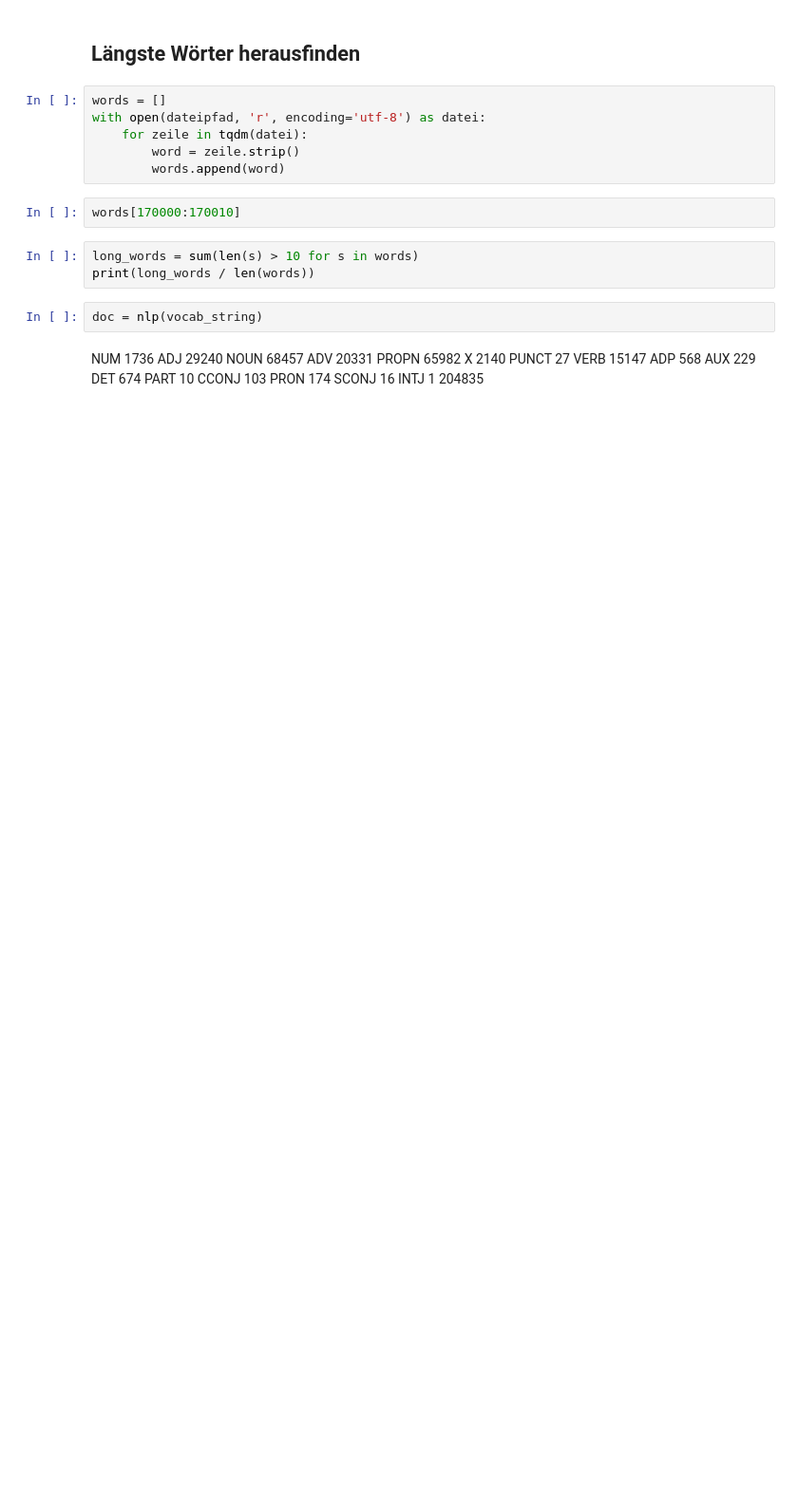
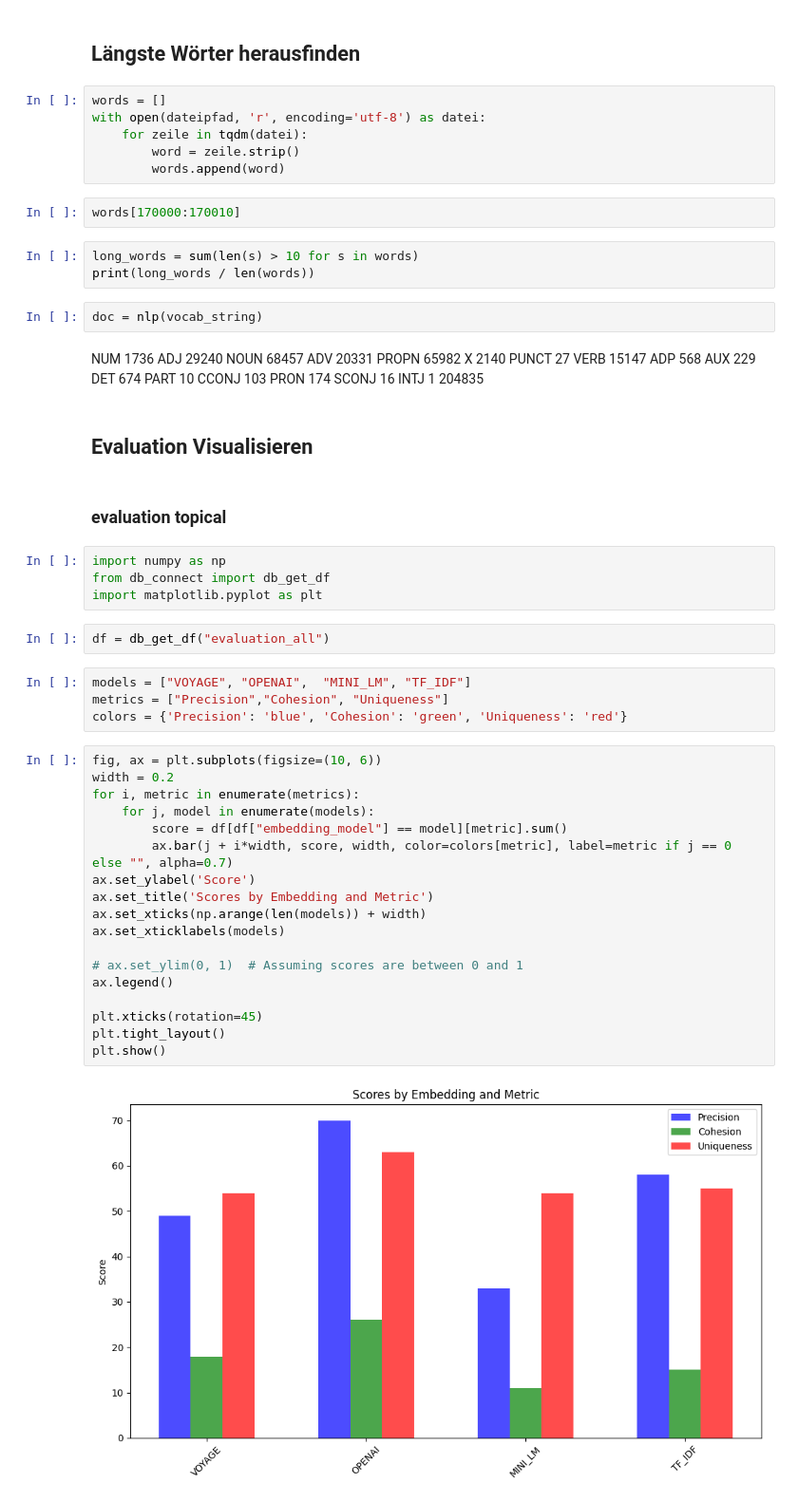
Before and after one commit to Firevince/Batchelorarbeit, a Jupyter notebook: scripts/data_visualization.ipynb, the cells around one changed output. Shown: that part at 95% size. Drawn from its saved outputs; the diff is of its cells as text; blank space fills up the shorter version.

```diff
--- a/scripts/data_visualization.ipynb
+++ b/scripts/data_visualization.ipynb
@@ -248,3 +282,37 @@ PRON 174
 SCONJ 16
 INTJ 1
 204835
+# %% [markdown]
+## Evaluation Visualisieren
+# %% [markdown]
+### evaluation topical
+# %%
+import numpy as np
+from db_connect import db_get_df
+import matplotlib.pyplot as plt
+# %%
+df = db_get_df("evaluation_all")
+# %%
+models = ["VOYAGE", "OPENAI",  "MINI_LM", "TF_IDF"]
+metrics = ["Precision","Cohesion", "Uniqueness"]
+colors = {'Precision': 'blue', 'Cohesion': 'green', 'Uniqueness': 'red'}
+# %%
+fig, ax = plt.subplots(figsize=(10, 6))
+width = 0.2
+for i, metric in enumerate(metrics):
+    for j, model in enumerate(models):
+        score = df[df["embedding_model"] == model][metric].sum()
+        ax.bar(j + i*width, score, width, color=colors[metric], label=metric if j == 0 else "", alpha=0.7)
+ax.set_ylabel('Score')
+ax.set_title('Scores by Embedding and Metric')
+ax.set_xticks(np.arange(len(models)) + width)
+ax.set_xticklabels(models)
+
+# ax.set_ylim(0, 1)  # Assuming scores are between 0 and 1
+ax.legend()
+
+plt.xticks(rotation=45)
+plt.tight_layout()
+plt.show()
+# %% [output]
+[figure, added]
```
Also changed, not shown: parts of 22 cells of this notebook, 1 other file.
